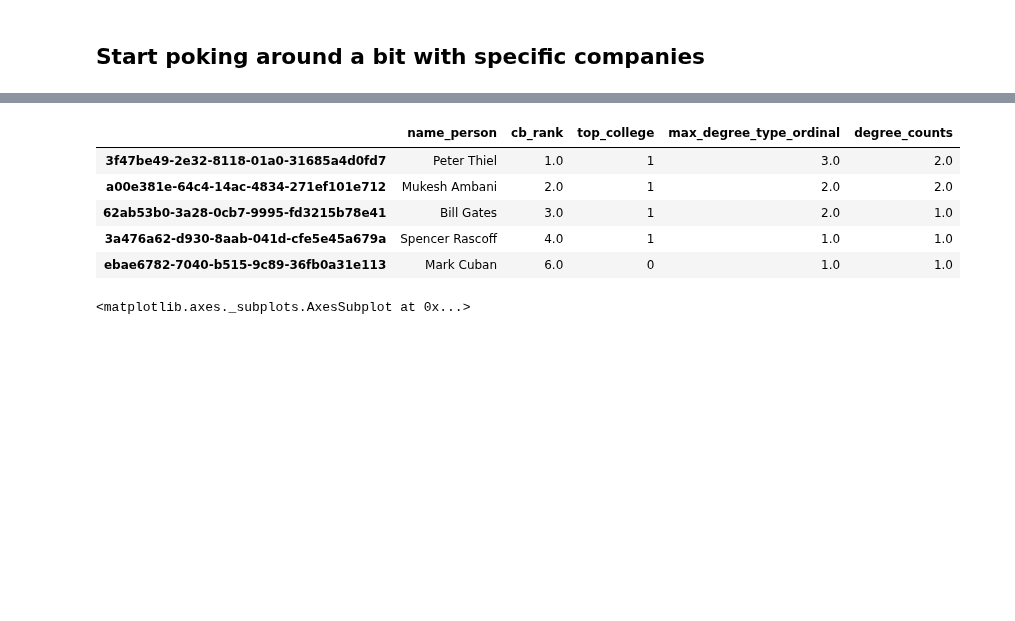
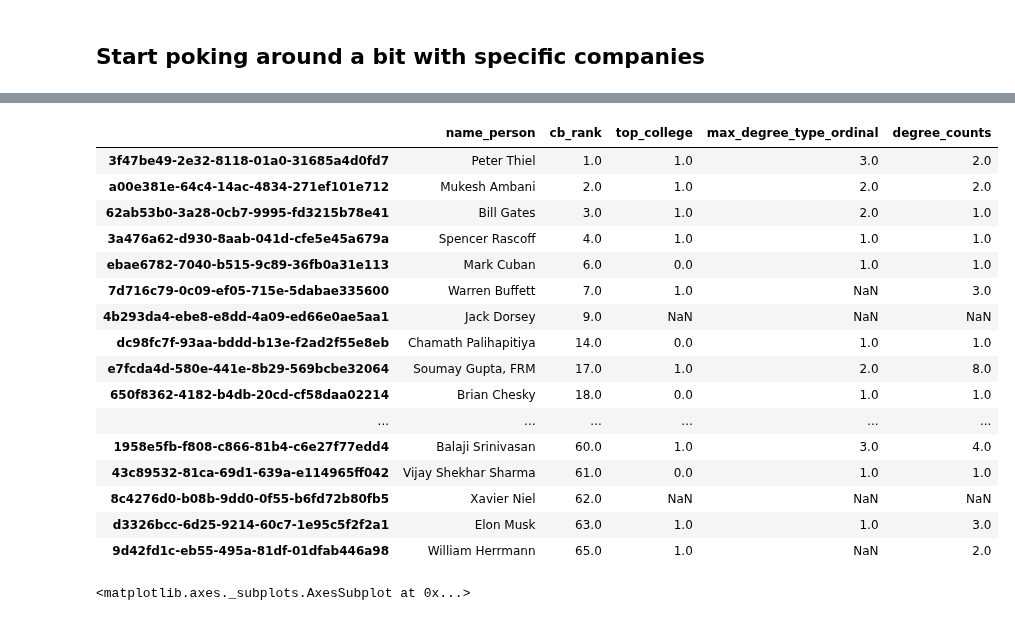
Before and after one commit to siddtheshah/vc_modeling, a Jupyter notebook: founders_features.ipynb, the cells around one changed output, grey strips where cells are left out. Drawn from its saved outputs; the diff is of its cells as text; code cells hidden in the pictures; blank space fills up the shorter version.

```diff
--- a/founders_features.ipynb
+++ b/founders_features.ipynb
@@ -223,7 +225,7 @@ top_colleges = [
 
 def is_top_college(school_name):
   if not isinstance(school_name, str):
-    return 0
+    return None
   school_name_cleaned = school_name.lower().strip()
   for tc in top_colleges:
     if school_name_cleaned.find(tc) > -1:
@@ -252,21 +254,32 @@ See the caveats in the documentation: https://pandas.pydata.org/pandas-docs/stab
 299206 rows × 6 columns
 # %%
-any_top_college = founders_df["top_college"].groupby(founders_df.index).max()
-max_degree_ordinal = founders_df["degree_type_ordinal"].groupby(founders_df.index).max()
+any_top_college = founders_df["top_college"].groupby(founders_df.index).apply(lambda r: r.max(skipna=True))
+max_degree_ordinal = founders_df["degree_type_ordinal"].groupby(founders_df.index).apply(lambda r: r.max(skipna=True))
 founders_df_base = founders_df.loc[~founders_df.index.duplicated(keep="first")][["name_person", "rank_person"]]
 degree_counts_df = degrees_group_by_person.set_index("person_uuid")[["degree_counts"]]
 
 founders_df_final = founders_df_base.join(any_top_college).join(max_degree_ordinal).join(degree_counts_df)
 founders_df_final = founders_df_final.rename(columns = {"degree_type_ordinal": "max_degree_type_ordinal", "rank_person" : "cb_rank"}, copy = True, inplace = False)
 founders_df_final = founders_df_final.sort_values(by="cb_rank")
-founders_df_final.head()
+founders_df_final[:50]
 # %% [output]
 |  | name_person | cb_rank | top_college | max_degree_type_ordinal | degree_counts |
-| 3f47be49-2e32-8118-01a0-31685a4d0fd7 | Peter Thiel | 1.0 | 1 | 3.0 | 2.0 |
-| a00e381e-64c4-14ac-4834-271ef101e712 | Mukesh Ambani | 2.0 | 1 | 2.0 | 2.0 |
-| 62ab53b0-3a28-0cb7-9995-fd3215b78e41 | Bill Gates | 3.0 | 1 | 2.0 | 1.0 |
-| 3a476a62-d930-8aab-041d-cfe5e45a679a | Spencer Rascoff | 4.0 | 1 | 1.0 | 1.0 |
-| ebae6782-7040-b515-9c89-36fb0a31e113 | Mark Cuban | 6.0 | 0 | 1.0 | 1.0 |
+| 3f47be49-2e32-8118-01a0-31685a4d0fd7 | Peter Thiel | 1.0 | 1.0 | 3.0 | 2.0 |
+| a00e381e-64c4-14ac-4834-271ef101e712 | Mukesh Ambani | 2.0 | 1.0 | 2.0 | 2.0 |
+| 62ab53b0-3a28-0cb7-9995-fd3215b78e41 | Bill Gates | 3.0 | 1.0 | 2.0 | 1.0 |
+| 3a476a62-d930-8aab-041d-cfe5e45a679a | Spencer Rascoff | 4.0 | 1.0 | 1.0 | 1.0 |
+| ebae6782-7040-b515-9c89-36fb0a31e113 | Mark Cuban | 6.0 | 0.0 | 1.0 | 1.0 |
+| 7d716c79-0c09-ef05-715e-5dabae335600 | Warren Buffett | 7.0 | 1.0 | NaN | 3.0 |
+| 4b293da4-ebe8-e8dd-4a09-ed66e0ae5aa1 | Jack Dorsey | 9.0 | NaN | NaN | NaN |
+| dc98fc7f-93aa-bddd-b13e-f2ad2f55e8eb | Chamath Palihapitiya | 14.0 | 0.0 | 1.0 | 1.0 |
+| e7fcda4d-580e-441e-8b29-569bcbe32064 | Soumay Gupta, FRM | 17.0 | 1.0 | 2.0 | 8.0 |
+| 650f8362-4182-b4db-20cd-cf58daa02214 | Brian Chesky | 18.0 | 0.0 | 1.0 | 1.0 |
+| ... | ... | ... | ... | ... | ... |
+| 1958e5fb-f808-c866-81b4-c6e27f77edd4 | Balaji Srinivasan | 60.0 | 1.0 | 3.0 | 4.0 |
+| 43c89532-81ca-69d1-639a-e114965ff042 | Vijay Shekhar Sharma | 61.0 | 0.0 | 1.0 | 1.0 |
+| 8c4276d0-b08b-9dd0-0f55-b6fd72b80fb5 | Xavier Niel | 62.0 | NaN | NaN | NaN |
+| d3326bcc-6d25-9214-60c7-1e95c5f2f2a1 | Elon Musk | 63.0 | 1.0 | 1.0 | 3.0 |
+| 9d42fd1c-eb55-495a-81df-01dfab446a98 | William Herrmann | 65.0 | 1.0 | NaN | 2.0 |
 # %%
 founders_df_final["cb_rank"].hist()
 # %% [output]
```
Also changed, not shown: parts of 17 cells of this notebook, 2 other files.
